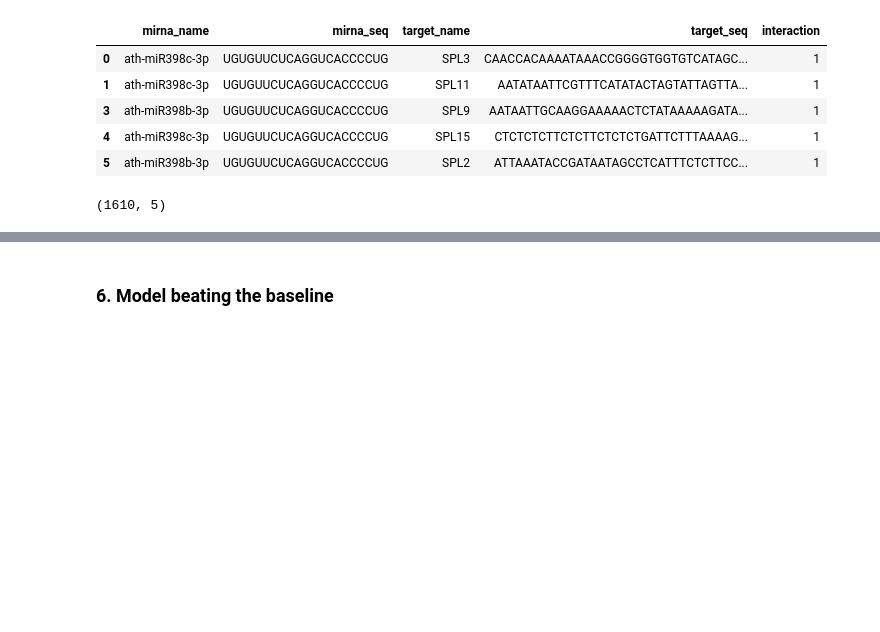
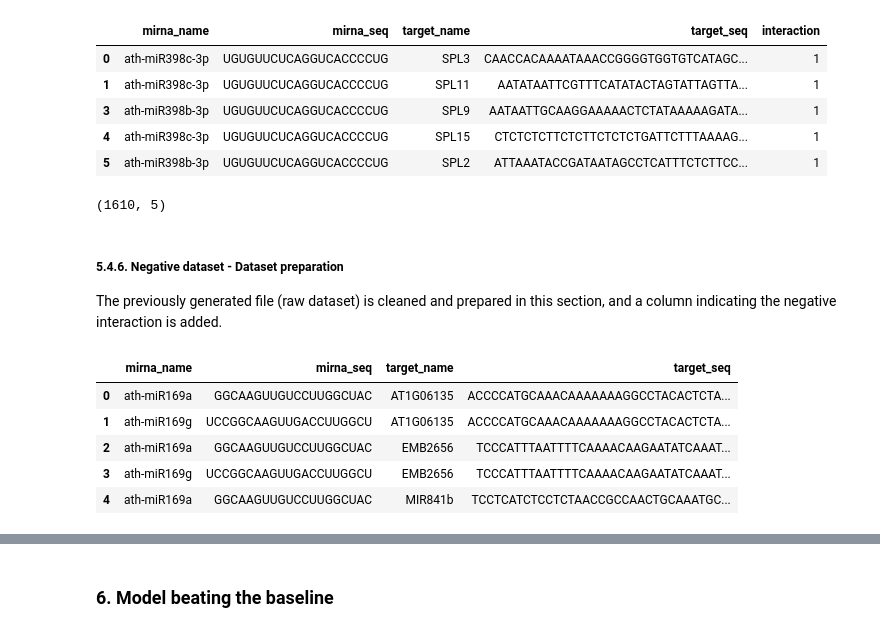
Before and after one commit to susana3/mirna-target-prediction-DNN-FP-UoL, a Jupyter notebook: target_prediction.ipynb, the cells around one changed output, grey strips where cells are left out. Drawn from its saved outputs; the diff is of its cells as text; code cells hidden in the pictures; blank space fills up the shorter version.

```diff
--- a/target_prediction.ipynb
+++ b/target_prediction.ipynb
@@ -702,3 +696,17 @@ positive_df.shape
 # %%
 # Saves the data as CSV file.
 positive_df.to_csv('data/prepared_datasets/positive_ath_dataset.csv')
+# %% [markdown]
+##### 5.4.6. Negative dataset - Dataset preparation
+The previously generated file (raw dataset) is cleaned and prepared in this section, and a column indicating the negative interaction is added.
+# %%
+# Loads the data generated in previous steps.
+negative_df = pd.read_csv('data/negative_pairs/ath_negative_dataset.txt', sep='\t')
+negative_df.head()
+# %% [output]
+|  | mirna_name | mirna_seq | target_name | target_seq |
+| 0 | ath-miR169a | GGCAAGUUGUCCUUGGCUAC | AT1G06135 | ACCCCATGCAAACAAAAAAAGGCCTACACTCTA... |
+| 1 | ath-miR169g | UCCGGCAAGUUGACCUUGGCU | AT1G06135 | ACCCCATGCAAACAAAAAAAGGCCTACACTCTA... |
+| 2 | ath-miR169a | GGCAAGUUGUCCUUGGCUAC | EMB2656 | TCCCATTTAATTTTCAAAACAAGAATATCAAAT... |
+| 3 | ath-miR169g | UCCGGCAAGUUGACCUUGGCU | EMB2656 | TCCCATTTAATTTTCAAAACAAGAATATCAAAT... |
+| 4 | ath-miR169a | GGCAAGUUGUCCUUGGCUAC | MIR841b | TCCTCATCTCCTCTAACCGCCAACTGCAAATGC... |
```
Also changed, not shown: parts of 7 cells of this notebook, 2 other files.
